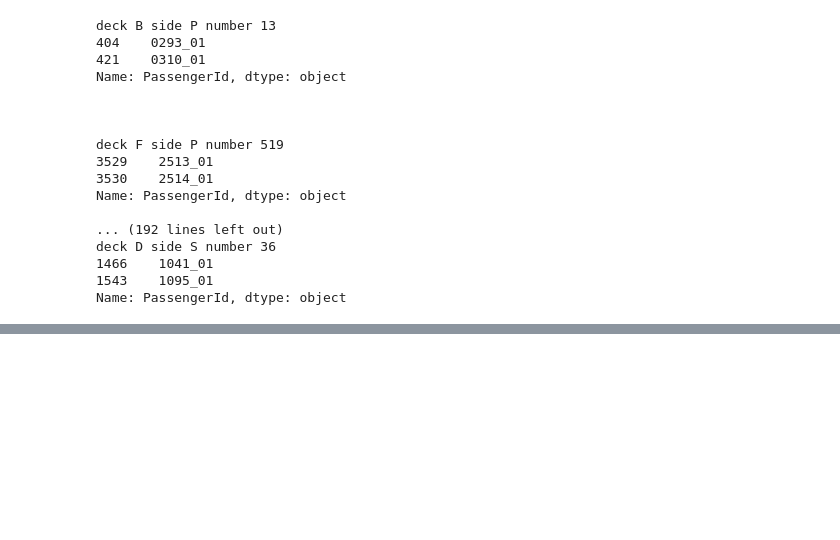
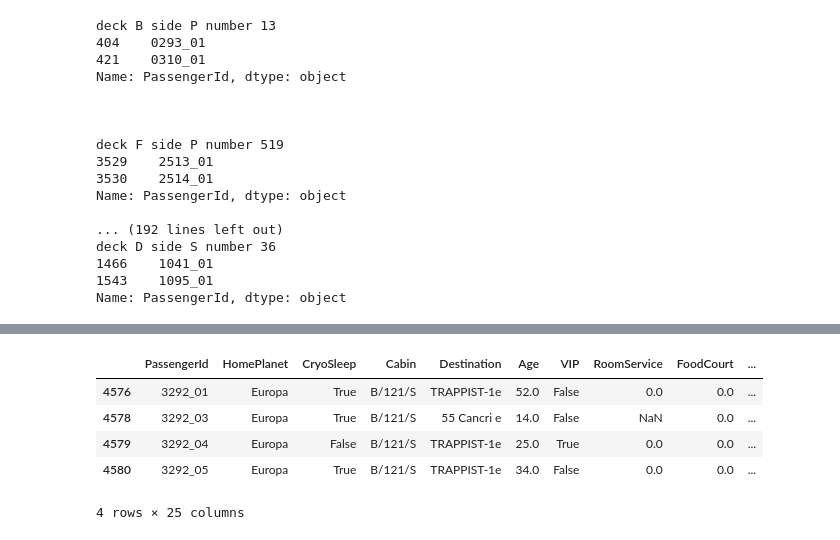
Before and after one commit to jacobsultan/cabin-for-spacetitanic-kaggle, a Jupyter notebook: firstruns.ipynb, the cells around one changed output, grey strips where cells are left out. Saved outputs shown, nothing was run; the diff lists cells and outputs as text; code cells hidden in the pictures; blank space fills up the shorter version.

Commit message:
66 remaining

```diff
--- a/firstruns.ipynb
+++ b/firstruns.ipynb
@@ -384,14 +388,15 @@ dtype: int64
 # %% [markdown]
 # which cabin for empty people
 # %%
-def remaining_cabins(df):
+def all_options_for_row(df):
+    count = 0
     for index, passenger in df[df.Cabin.isna()].iterrows():
         print("\nindex", index)
         print("passenger",passenger.PassengerId)
         print("GroupSize", passenger.GroupSize)
         options = []
         for deck in decks_by_planet[passenger.HomePlanet]:
-            for side in cabin_sides:
+            for side in all_cabin_sides:
 
                 before_slice = df.iloc[:index]
                 after_slice = df.iloc[index+1:]
@@ -406,6 +411,9 @@ def remaining_cabins(df):
                     else:
                         options.append([deck,side,top_room_number_before,smallest_room_number_after])
         print(options)
+        if len(options) == 0:
+            count += 1
+    print(count)
 # %% [markdown]
 # which people for empty cabin
 # %%
@@ -601,0 +765,4 @@ Name: PassengerId, dtype: object
+# %%
+df5 = df4.copy()
+# %%
+df5 = all_options_for_row(df5)
@@ -601,0 +787,9 @@ Name: PassengerId, dtype: object
+# %%
+df5[df5.Cabin == 'B/121/S']
+# %% [output]
+|  | PassengerId | HomePlanet | CryoSleep | Cabin | Destination | Age | VIP | RoomService | FoodCourt | ... |
+| 4576 | 3292_01 | Europa | True | B/121/S | TRAPPIST-1e | 52.0 | False | 0.0 | 0.0 | ... |
+| 4578 | 3292_03 | Europa | True | B/121/S | 55 Cancri e | 14.0 | False | NaN | 0.0 | ... |
+| 4579 | 3292_04 | Europa | False | B/121/S | TRAPPIST-1e | 25.0 | True | 0.0 | 0.0 | ... |
+| 4580 | 3292_05 | Europa | True | B/121/S | TRAPPIST-1e | 34.0 | False | 0.0 | 0.0 | ... |
+4 rows × 25 columns
```
Also changed, not shown: parts of 23 cells of this notebook, 3 other files.
